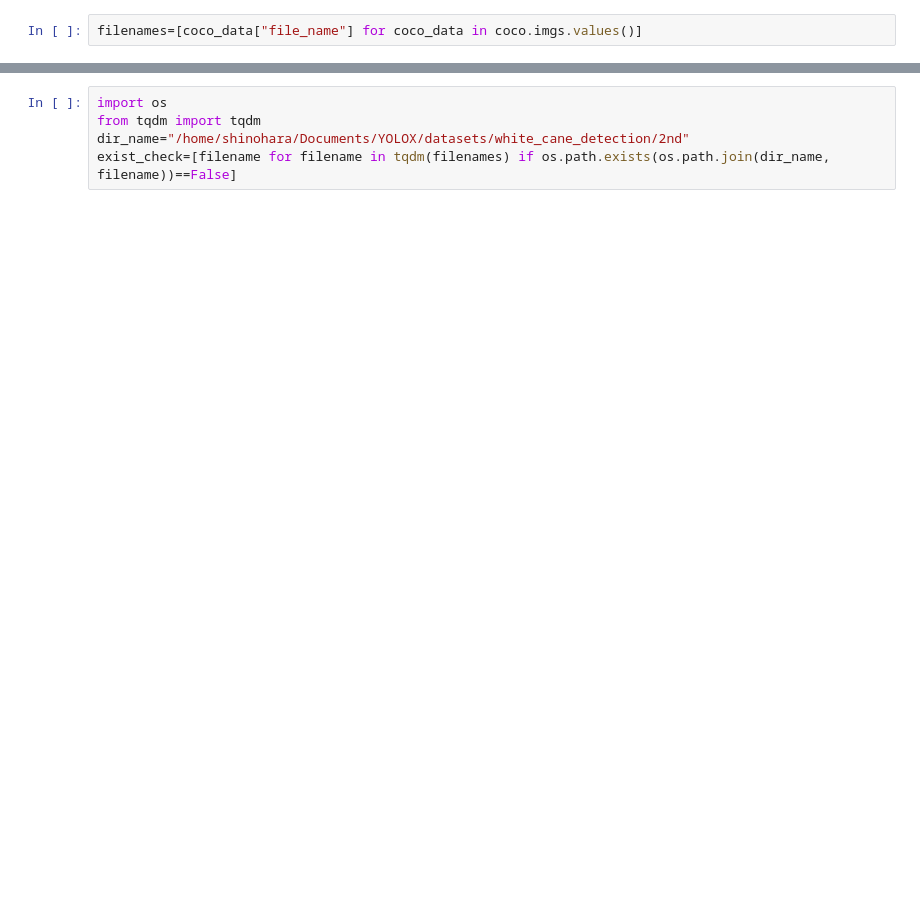
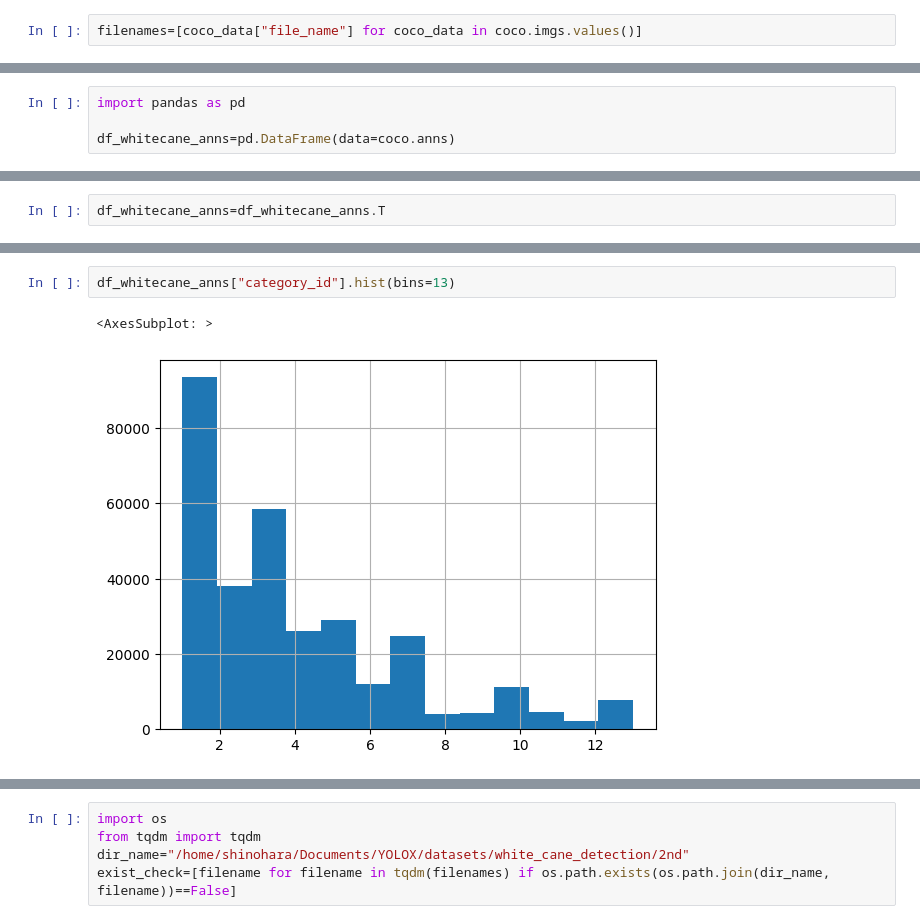
Before and after one commit to gw-shinohara/YOLOX, a Jupyter notebook: example/sandbox.ipynb, the cells around one changed output, grey strips where cells are left out. Cells and saved outputs as stored; diff of their text form; blank space fills up the shorter version.

```diff
--- a/example/sandbox.ipynb
+++ b/example/sandbox.ipynb
@@ -16,0 +13,4 @@ filenames[0]
+# %%
+import pandas as pd
+
+df_whitecane_anns=pd.DataFrame(data=coco.anns)
@@ -16,0 +19,2 @@ filenames[0]
+# %%
+df_whitecane_anns=df_whitecane_anns.T
@@ -16,0 +43,5 @@ filenames[0]
+# %%
+df_whitecane_anns["category_id"].hist(bins=13)
+# %% [output]
+<AxesSubplot: >
+[figure, added]
```
Also changed, not shown: parts of 30 cells of this notebook, 3 other files.
